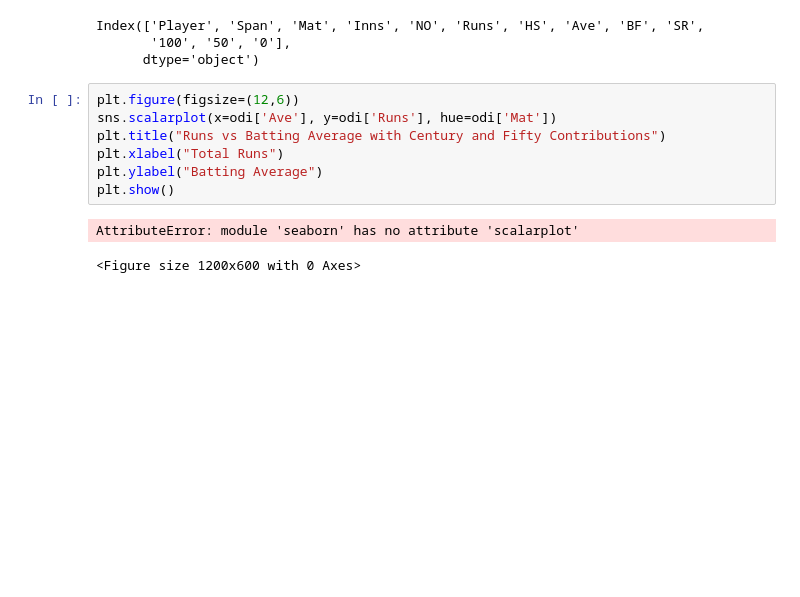
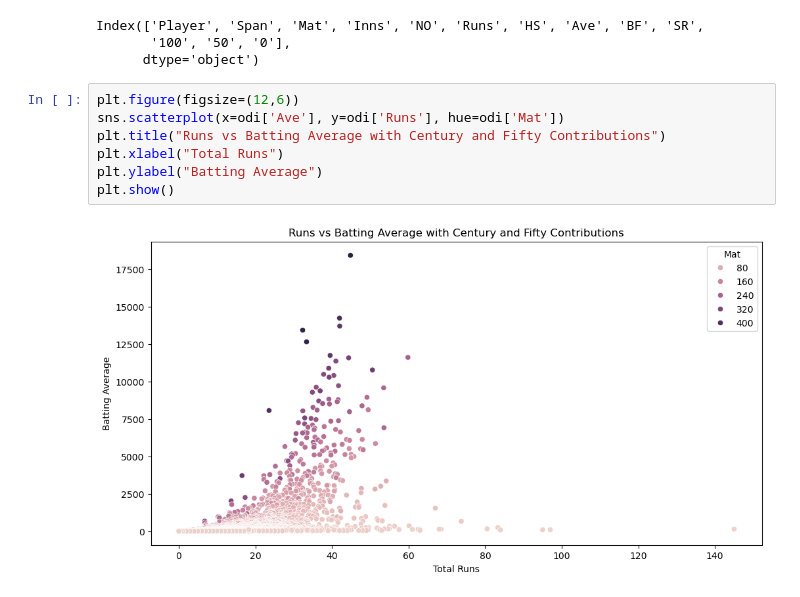
Before and after one commit to Sagar-S-R/ODIdataAnalysis, a Jupyter notebook: cricketScoresAnalysis.ipynb, the cells around one changed output. Drawn from its saved outputs; the diff is of its cells as text; blank space fills up the shorter version.

```diff
--- a/cricketScoresAnalysis.ipynb
+++ b/cricketScoresAnalysis.ipynb
@@ -98,11 +98,10 @@ Index(['Player', 'Span', 'Mat', 'Inns', 'NO', 'Runs', 'HS', 'Ave', 'BF', 'SR',
       dtype='object')
 # %%
 plt.figure(figsize=(12,6))
-sns.scalarplot(x=odi['Ave'], y=odi['Runs'], hue=odi['Mat'])
+sns.scatterplot(x=odi['Ave'], y=odi['Runs'], hue=odi['Mat'])
 plt.title("Runs vs Batting Average with Century and Fifty Contributions")
 plt.xlabel("Total Runs")
 plt.ylabel("Batting Average")
 plt.show()
 # %% [output]
-AttributeError: module 'seaborn' has no attribute 'scalarplot'
-<Figure size 1200x600 with 0 Axes>
+[figure, added]
```
Also changed, not shown: parts of 1 cell of this notebook.
